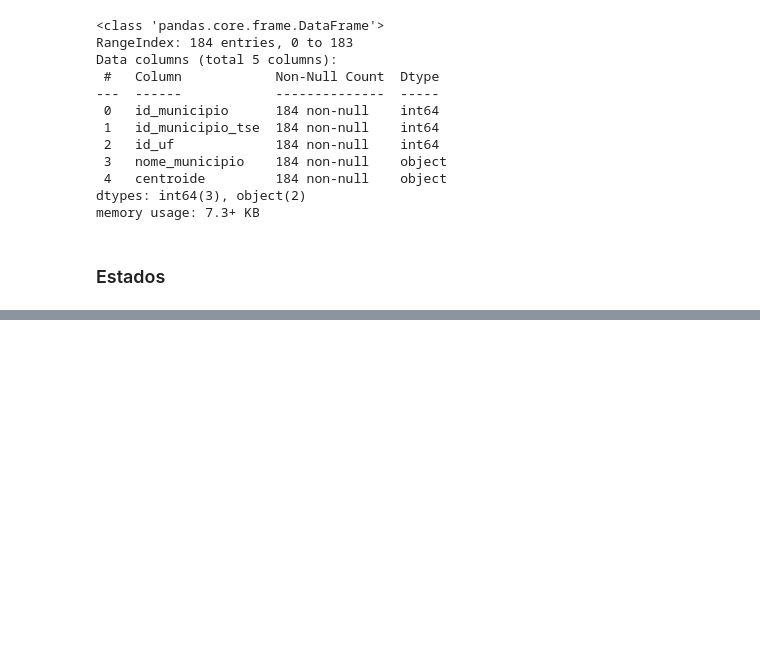
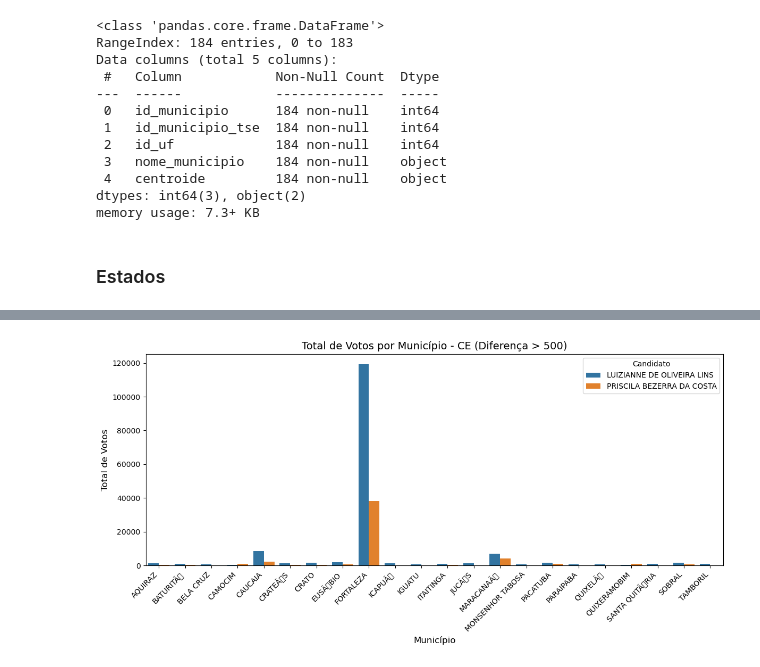
Before and after one commit to JoaoLucas23/BDG, a Jupyter notebook: tratamento_de_dados.ipynb, the cells around one changed output, grey strips where cells are left out. Saved outputs shown, nothing was run; the diff lists cells and outputs as text; code cells hidden in the pictures; blank space fills up the shorter version.

Commit message:
add agregação de votos por candidato e município

```diff
--- a/tratamento_de_dados.ipynb
+++ b/tratamento_de_dados.ipynb
@@ -898,0 +908,16 @@ memory usage: 172.0+ bytes
+# %%
+# Filtrar os dados apenas do Ceará
+df_ceara = df_votos[df_votos['SG_UF'] == 'CE']
+
+# Filtrar apenas os candidatos específicos
+candidatos = ['PRISCILA BEZERRA DA COSTA', 'LUIZIANNE DE OLIVEIRA LINS']
+df_candidatos = df_ceara[df_ceara['nome_candidato'].isin(candidatos)]
+
+# Agregar o total de votos por município e por candidato
+df_aggregated = (
+    df_candidatos.groupby(['nome_municipio', 'nome_candidato'], as_index=False)
+    .agg({'total_votos': 'sum'})
+)
+
+# Exibir o resultado
+print(df_aggregated)
@@ -898,0 +939,37 @@ memory usage: 172.0+ bytes
+# %%
+# Calcular a diferença de votos entre as candidatas
+df_diff = df_aggregated.pivot_table(
+    index='nome_municipio',
+    columns='nome_candidato',
+    values='total_votos',
+    aggfunc='sum',
+    fill_value=0
+)
+
+# Calcular a diferença de votos
+df_diff['diferenca_votos'] = df_diff['PRISCILA BEZERRA DA COSTA'] - df_diff['LUIZIANNE DE OLIVEIRA LINS']
+
+# Filtrar os municípios onde a diferença de votos é maior que 500
+df_diff_filtrado = df_diff[abs(df_diff['diferenca_votos']) > 500].reset_index()
+
+# Criar o gráfico com os dados filtrados
+plt.figure(figsize=(12, 6))
+sns.barplot(
+    data=df_aggregated[df_aggregated['nome_municipio'].isin(df_diff_filtrado['nome_municipio'])],
+    x='nome_municipio',  # Municípios no eixo X
+    y='total_votos',     # Total de votos no eixo Y
+    hue='nome_candidato' # Diferenciar por candidato
+)
+
+# Ajustar os rótulos e título
+plt.xticks(rotation=45, ha='right')  # Rotacionar os nomes dos municípios
+plt.xlabel('Município', fontsize=12)
+plt.ylabel('Total de Votos', fontsize=12)
+plt.title('Total de Votos por Município - CE (Diferença > 500)', fontsize=14)
+plt.legend(title='Candidato')
+
+# Exibir o gráfico
+plt.tight_layout()
+plt.show()
+# %% [output]
+[figure, added]
```
Also changed, not shown: parts of 8 cells of this notebook, 1 other file.
